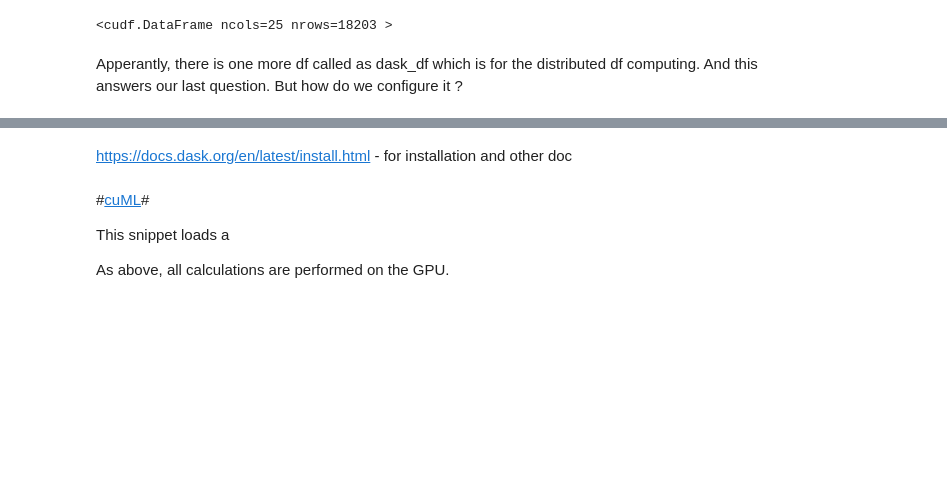
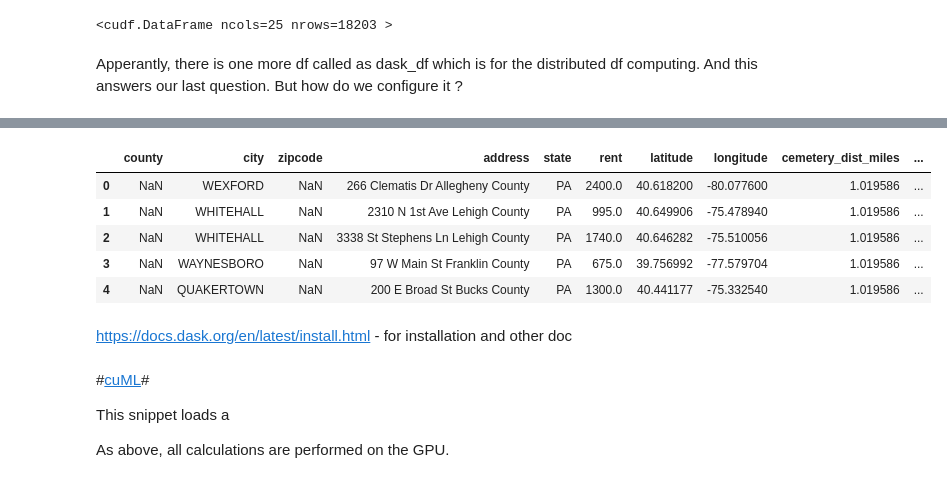
Before and after one commit to PadmarajBhat/Rapids.AI, a Jupyter notebook: rapids_colab.ipynb, the cells around one changed output, grey strips where cells are left out. Saved outputs shown, nothing was run; the diff lists cells and outputs as text; code cells hidden in the pictures; blank space fills up the shorter version.

Commit message:
dask installation and sanity

```diff
--- a/rapids_colab.ipynb
+++ b/rapids_colab.ipynb
@@ -232,3 +250,14 @@ ModuleNotFoundError: ignored
+# %%
+import dask.dataframe as dd
+tips_df = dd.read_csv("/content/drive/My Drive/Colab Notebooks/TrainData_PA.csv", assume_missing=True)
+tips_df.head()
+# %% [output]
+|  | county | city | zipcode | address | state | rent | latitude | longitude | cemetery_dist_miles | ... |
+| 0 | NaN | WEXFORD | NaN | 266 Clematis Dr Allegheny County | PA | 2400.0 | 40.618200 | -80.077600 | 1.019586 | ... |
+| 1 | NaN | WHITEHALL | NaN | 2310 N 1st Ave Lehigh County | PA | 995.0 | 40.649906 | -75.478940 | 1.019586 | ... |
+| 2 | NaN | WHITEHALL | NaN | 3338 St Stephens Ln Lehigh County | PA | 1740.0 | 40.646282 | -75.510056 | 1.019586 | ... |
+| 3 | NaN | WAYNESBORO | NaN | 97 W Main St Franklin County | PA | 675.0 | 39.756992 | -77.579704 | 1.019586 | ... |
+| 4 | NaN | QUAKERTOWN | NaN | 200 E Broad St Bucks County | PA | 1300.0 | 40.441177 | -75.332540 | 1.019586 | ... |
 # %% [markdown]
 https://docs.dask.org/en/latest/install.html - for installation and other doc
 # %% [markdown]
```
Also changed, not shown: parts of 6 cells of this notebook.
